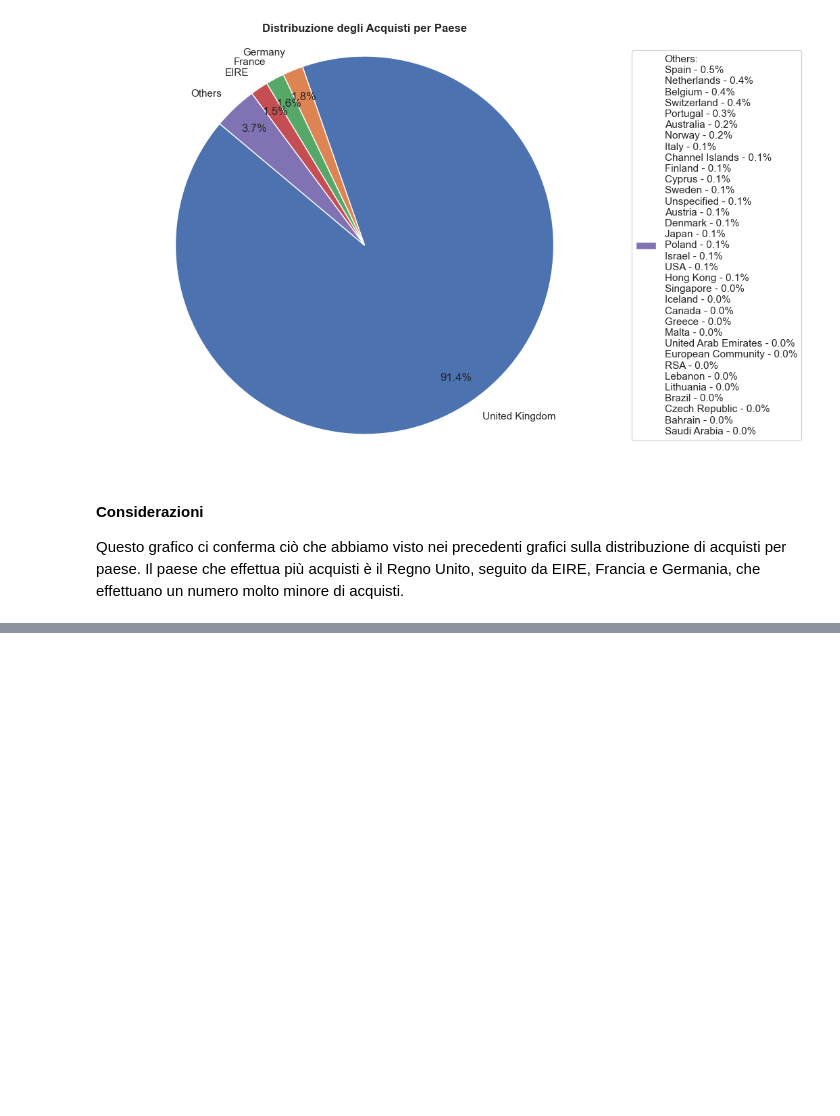
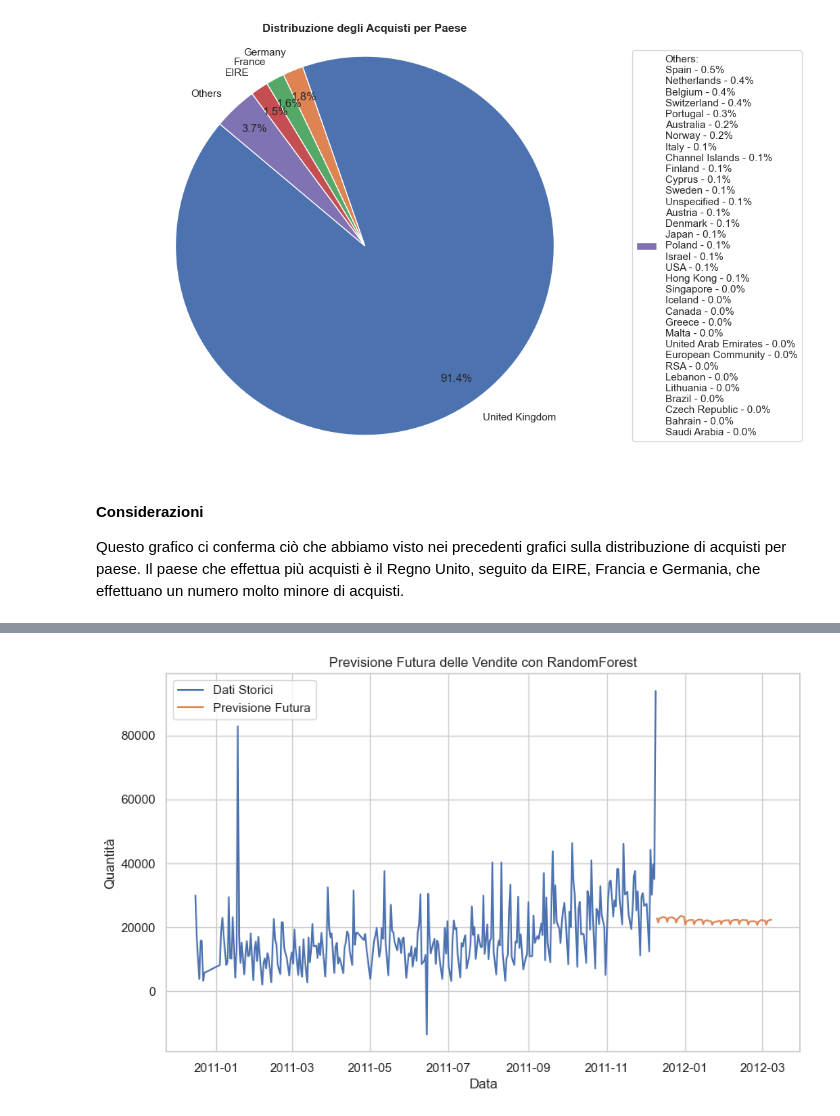
Before and after one commit to alessandrobrunoh/Progetto-Big-Data, a Jupyter notebook: notebook.ipynb, the cells around one changed output, grey strips where cells are left out. Cells and saved outputs as stored; diff of their text form; code cells hidden in the pictures; blank space fills up the shorter version.

```diff
--- a/notebook.ipynb
+++ b/notebook.ipynb
@@ -784,0 +790,27 @@ KeyboardInterrupt:
+# %%
+# Future predictions with RandomForest
+future_steps = 90
+last_date = df_daily.index[-1]
+future_dates = pd.date_range(start=last_date, periods=future_steps + 1, inclusive='right')
+future_features = pd.DataFrame({
+    'Date': future_dates,
+    'Day': future_dates.day,
+    'Month': future_dates.month,
+    'Year': future_dates.year,
+    'DayOfWeek': future_dates.dayofweek,
+    'Quantity': [df_daily['Quantity'].iloc[-1]] * len(future_dates)  # Initialize with the last known Quantity value
+})
+future_features.set_index('Date', inplace=True)
+future_features = add_lag_features(future_features)
+future_features = add_rolling_means(future_features)
+future_features = add_diff_features(future_features)
+# Fill NaN values with the mean of the respective columns
+future_features_filled = future_features.fillna(future_features.mean())
+future_features_scaled = scaler.transform(future_features_filled.drop(columns=['Quantity']))  # Drop 'Quantity' before scaling
+
+future_forecast = best_model.predict(future_features_scaled)
+future_forecast = pd.DataFrame(future_forecast, index=future_features.index, columns=['Quantity'])
+
+plot_future_forecast(df_daily, future_forecast)
+# %% [output]
+[figure, added]
```
Also changed, not shown: parts of 28 cells of this notebook.
